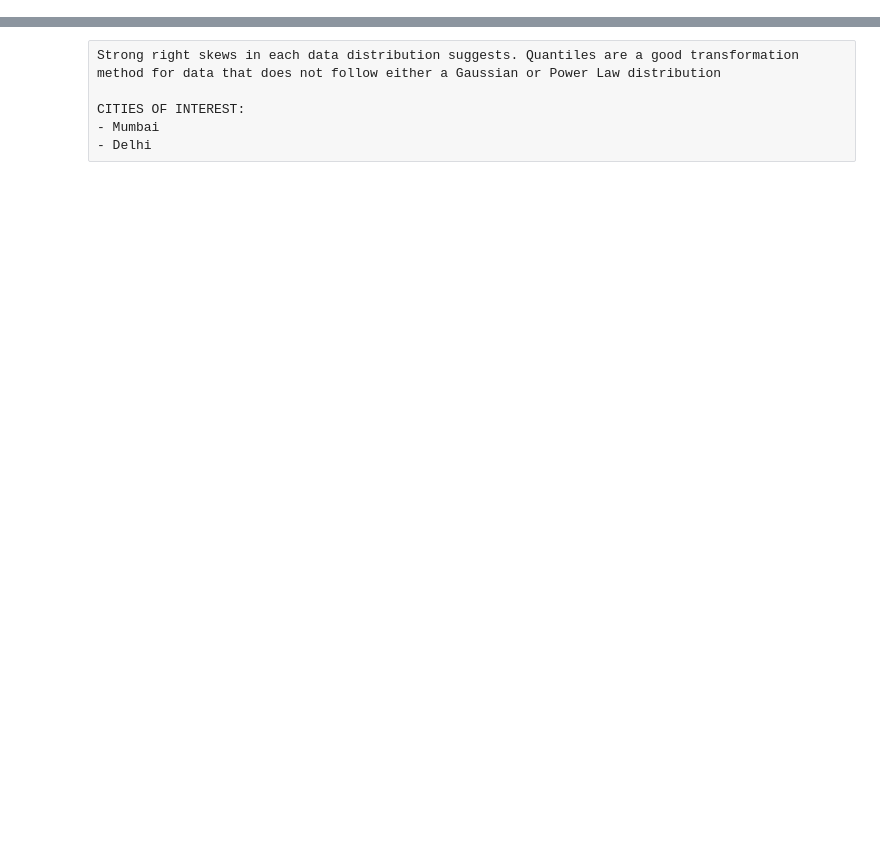
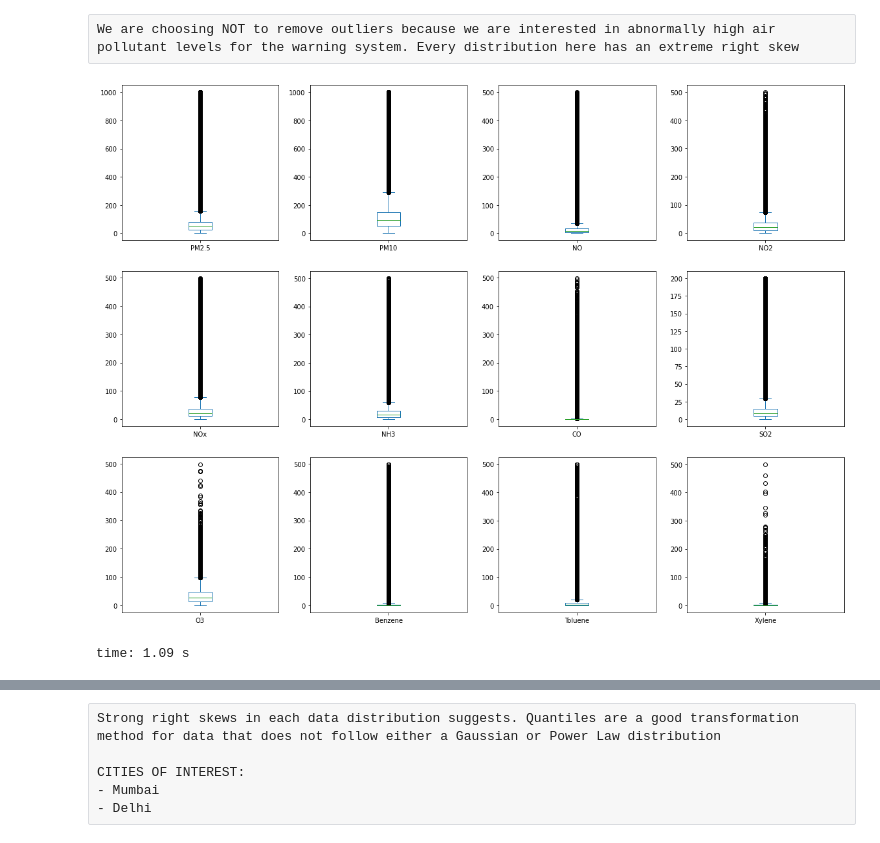
Before and after one commit to jgib124/Air-Quality-Warning-System, a Jupyter notebook: preprocessing.ipynb, the cells around one changed output, grey strips where cells are left out. Saved outputs shown, nothing was run; the diff lists cells and outputs as text; code cells hidden in the pictures; blank space fills up the shorter version.

```diff
--- a/preprocessing.ipynb
+++ b/preprocessing.ipynb
@@ -38 +61,9 @@ time: 1.5 s
+# %% [raw]
+We are choosing NOT to remove outliers because we are interested in abnormally high air pollutant levels for the warning system. Every distribution here has an extreme right skew
+# %%
+df.plot(kind="box", subplots=True, layout = (3,4), figsize=(20,15))
+plt.show()
+# %% [output]
+[figure, added]
+time: 1.09 s
 # %%
```
Also changed, not shown: parts of 21 cells of this notebook, 2 other files.
